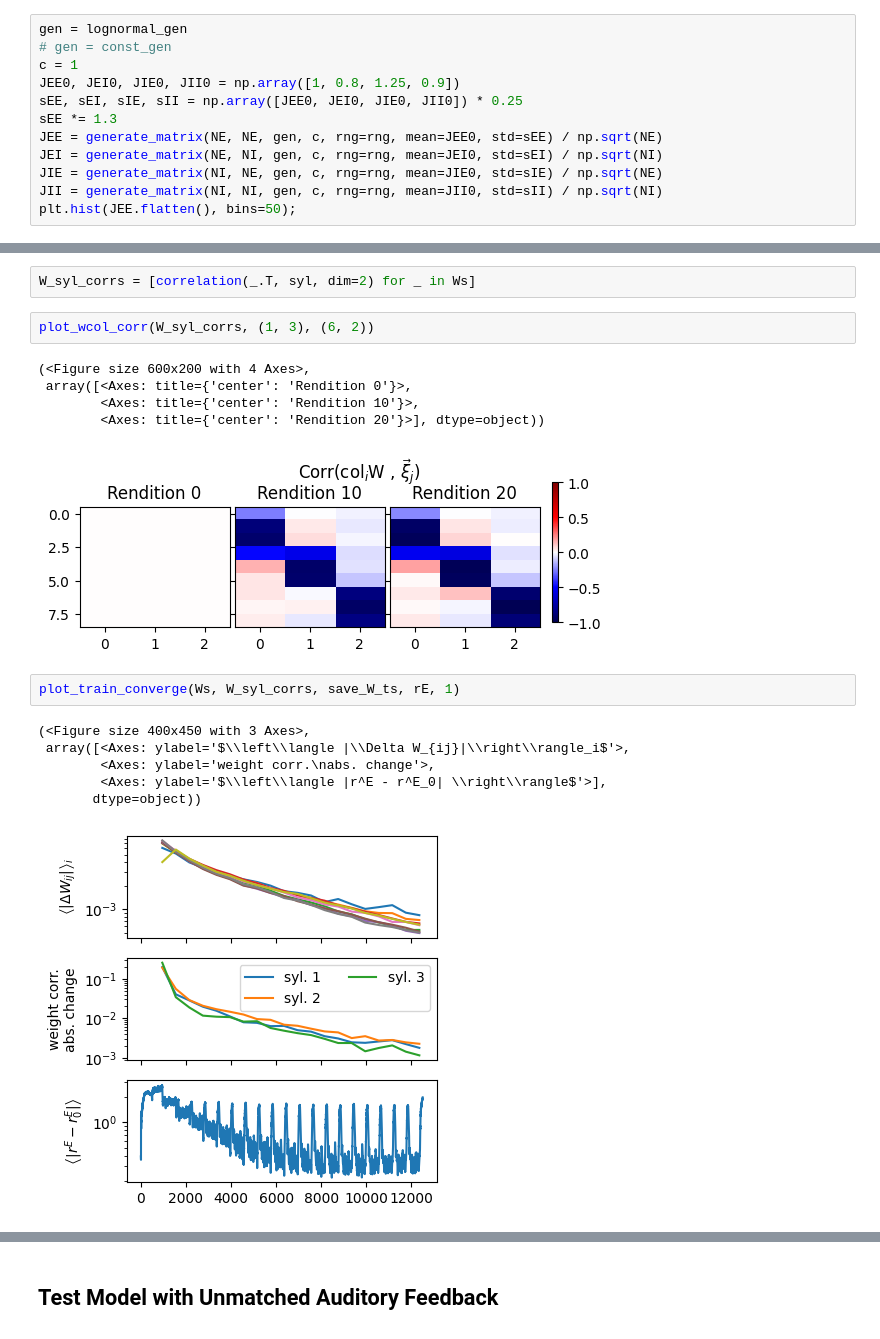
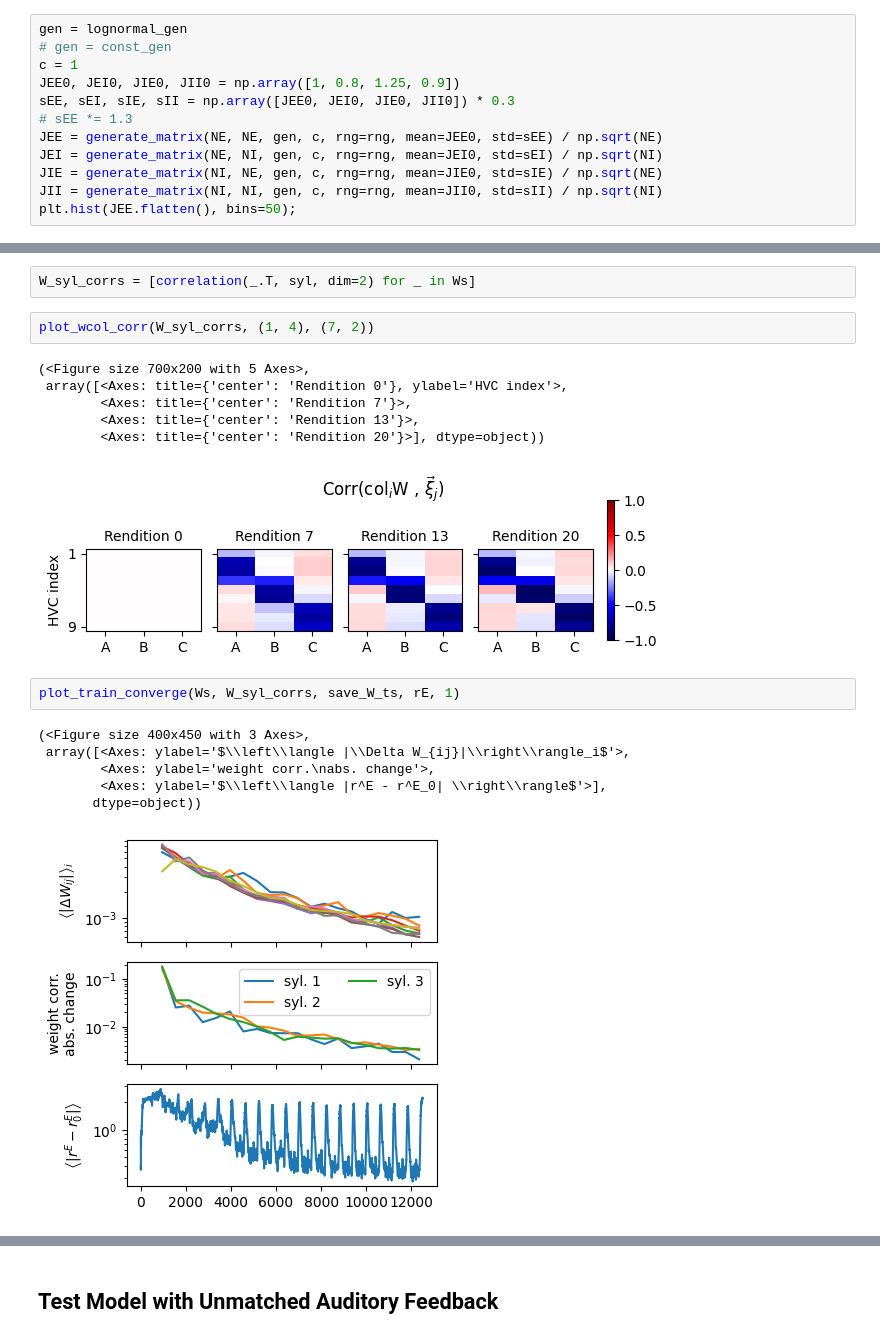
Before and after one commit to gongziyida/vocal-error-network, a Jupyter notebook: EI.ipynb, the cells around one changed output, grey strips where cells are left out. Saved outputs shown, nothing was run; the diff lists cells and outputs as text.

Commit message:
diagrams; organize & standardize plot functions

```diff
--- a/EI.ipynb
+++ b/EI.ipynb
@@ -37,8 +37,8 @@ gen = lognormal_gen
 # gen = const_gen
 c = 1
 JEE0, JEI0, JIE0, JII0 = np.array([1, 0.8, 1.25, 0.9])
-sEE, sEI, sIE, sII = np.array([JEE0, JEI0, JIE0, JII0]) * 0.25
-sEE *= 1.3
+sEE, sEI, sIE, sII = np.array([JEE0, JEI0, JIE0, JII0]) * 0.3
+# sEE *= 1.3
 JEE = generate_matrix(NE, NE, gen, c, rng=rng, mean=JEE0, std=sEE) / np.sqrt(NE)
 JEI = generate_matrix(NE, NI, gen, c, rng=rng, mean=JEI0, std=sEI) / np.sqrt(NI)
 JIE = generate_matrix(NI, NE, gen, c, rng=rng, mean=JIE0, std=sIE) / np.sqrt(NE)
@@ -135,13 +135,14 @@ plot_train_stats(Ws, rE, mean_HVC_input, save_W_ts, rI)
 # %%
 W_syl_corrs = [correlation(_.T, syl, dim=2) for _ in Ws]
 # %%
-plot_wcol_corr(W_syl_corrs, (1, 3), (6, 2))
+plot_wcol_corr(W_syl_corrs, (1, 4), (7, 2))
 # %% [output]
-(<Figure size 600x200 with 4 Axes>,
- array([<Axes: title={'center': 'Rendition 0'}>,
-        <Axes: title={'center': 'Rendition 10'}>,
+(<Figure size 700x200 with 5 Axes>,
+ array([<Axes: title={'center': 'Rendition 0'}, ylabel='HVC index'>,
+        <Axes: title={'center': 'Rendition 7'}>,
+        <Axes: title={'center': 'Rendition 13'}>,
         <Axes: title={'center': 'Rendition 20'}>], dtype=object))
-[figure, old version]
+[figure, new version]
 # %%
 plot_train_converge(Ws, W_syl_corrs, save_W_ts, rE, 1)
 # %% [output]
@@ -150,7 +151,7 @@ plot_train_converge(Ws, W_syl_corrs, save_W_ts, rE, 1)
         <Axes: ylabel='weight corr.\nabs. change'>,
         <Axes: ylabel='$\\left\\langle |r^E - r^E_0| \\right\\rangle$'>],
        dtype=object))
-[figure, old version]
+[figure, new version]
 # %%
 plt.hist(Ws[-1].flatten(), density=True, bins=30)
 plt.axvline(Ws[-1].mean(), color='r')
```
Also changed, not shown: parts of 23 cells of this notebook, 5 other files.
